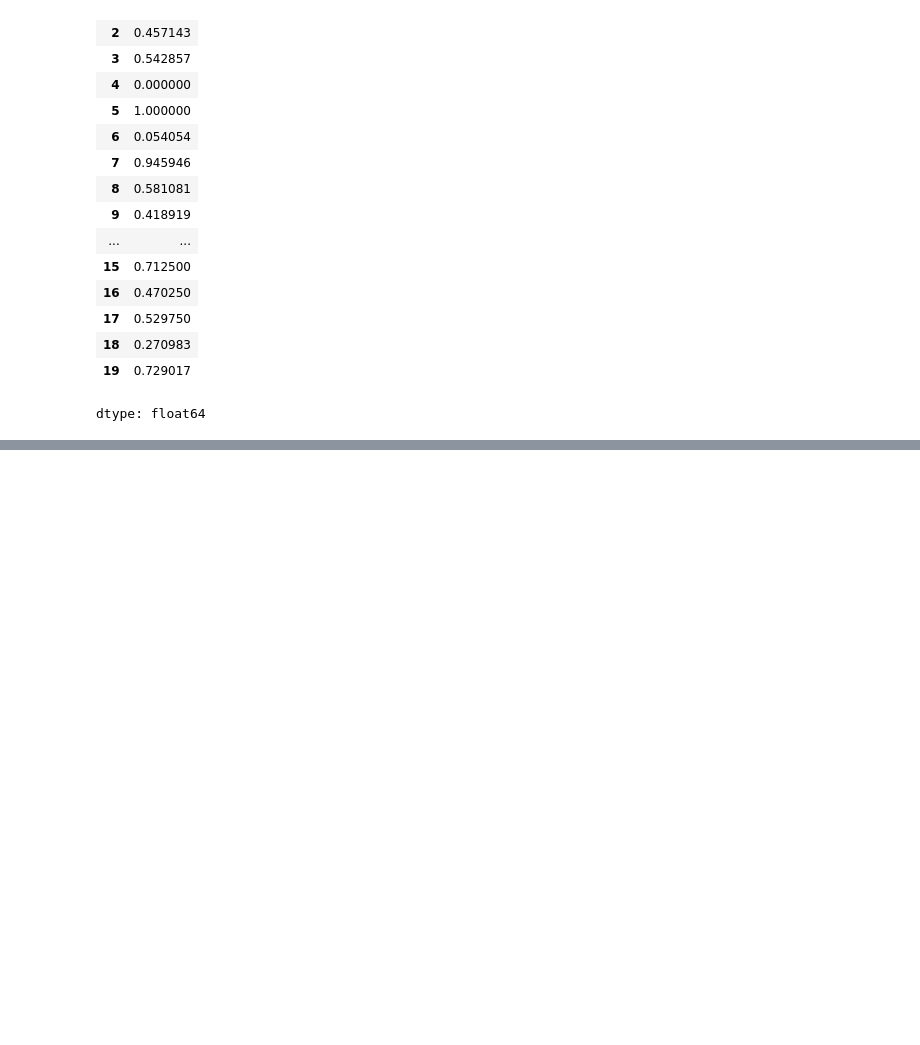
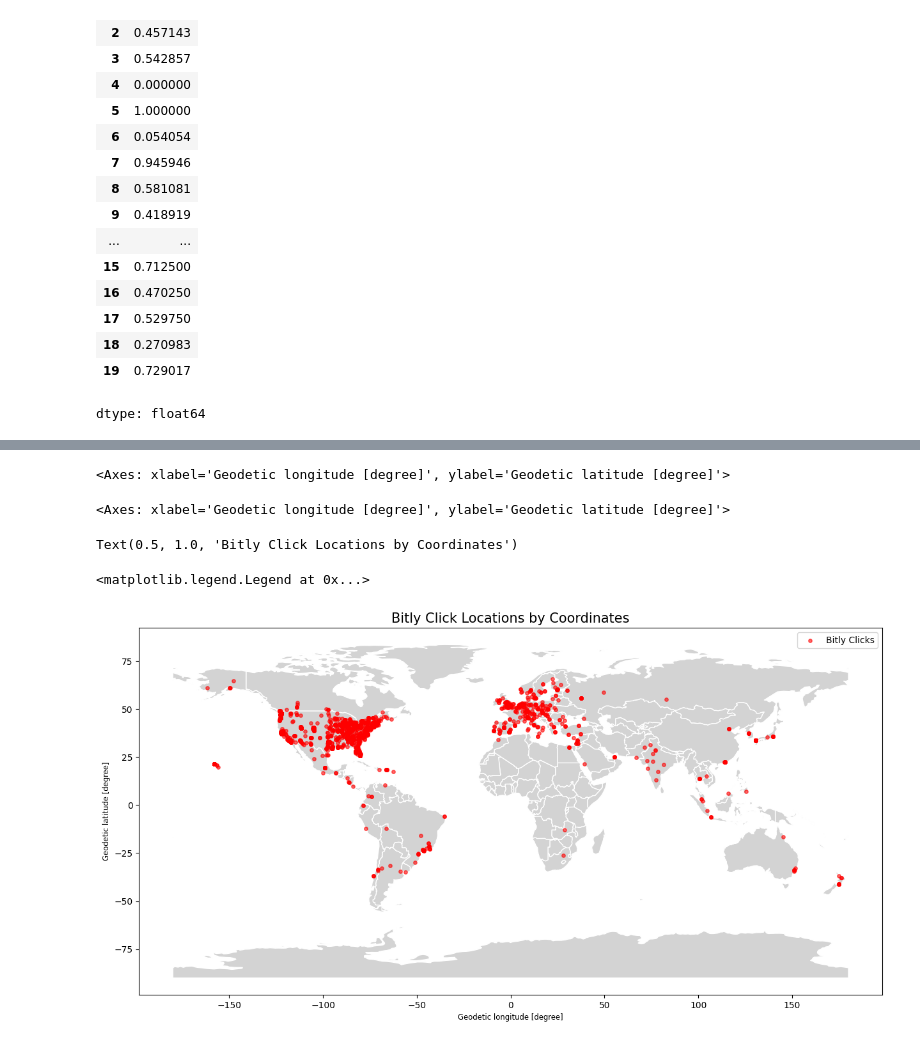
Before and after one commit to ancestor9/2026_Fall_Application-Deployment, a Jupyter notebook: 20261106/ch13_1_Bitly_Data_from_1_USA_gov.ipynb, the cells around one changed output, grey strips where cells are left out. Drawn from its saved outputs; the diff is of its cells as text; code cells hidden in the pictures; blank space fills up the shorter version.

```diff
--- a/20261106/ch13_1_Bitly_Data_from_1_USA_gov.ipynb
+++ b/20261106/ch13_1_Bitly_Data_from_1_USA_gov.ipynb
@@ -63,0 +66,3 @@ else:
+# %%
+raw_url = "https://raw.githubusercontent.com/wesm/pydata-book/3rd-edition/datasets/bitly_usagov/example.txt"
+print(raw_url)
@@ -448,0 +587,37 @@ dtype: float64
+# %%
+import geopandas as gpd
+import matplotlib.pyplot as plt
+from shapely.geometry import Point
+
+# 1. ll 컬럼이 유효한(NaN이 아닌) 데이터만 추출합니다.
+geo_data = frame[frame['ll'].notna()].copy()
+
+# 2. ll 컬럼([위도, 경도])에서 위도(latitude)와 경도(longitude)를 분리합니다.
+geo_data['latitude'] = geo_data['ll'].apply(lambda x: x[0])
+geo_data['longitude'] = geo_data['ll'].apply(lambda x: x[1])
+
+# 3. 위경도 데이터를 바탕으로 Shapely Point 객체를 생성합니다.
+geometry = [Point(xy) for xy in zip(geo_data['longitude'], geo_data['latitude'])]
+
+# 4. GeoDataFrame으로 변환합니다 (좌표계는 기본 GPS 좌표계인 WGS84 - EPSG:4326 사용)
+gdf = gpd.GeoDataFrame(geo_data, geometry=geometry, crs="EPSG:4326")
+
+# 5. Geopandas 내장 데이터 대신, 웹상의 공개 대안 GeoJSON URL을 사용하여 세계 지도를 가져옵니다.
+world_url = "https://raw.githubusercontent.com/nvkelso/natural-earth-vector/master/geojson/ne_110m_admin_0_countries.geojson"
+world = gpd.read_file(world_url)
+
+fig, ax = plt.subplots(figsize=(15, 8))
+world.plot(ax=ax, color='lightgray', edgecolor='white')
+
+# 점들을 지도 위에 플롯팅
+gdf.plot(ax=ax, color='red', markersize=15, alpha=0.6, label='Bitly Clicks')
+
+plt.title("Bitly Click Locations by Coordinates", fontsize=15)
+plt.legend()
+plt.show()
+# %% [output]
+<Axes: xlabel='Geodetic longitude [degree]', ylabel='Geodetic latitude [degree]'>
+<Axes: xlabel='Geodetic longitude [degree]', ylabel='Geodetic latitude [degree]'>
+Text(0.5, 1.0, 'Bitly Click Locations by Coordinates')
+<matplotlib.legend.Legend at 0x...>
+[figure, added]
```
Also changed, not shown: parts of 24 cells of this notebook.
